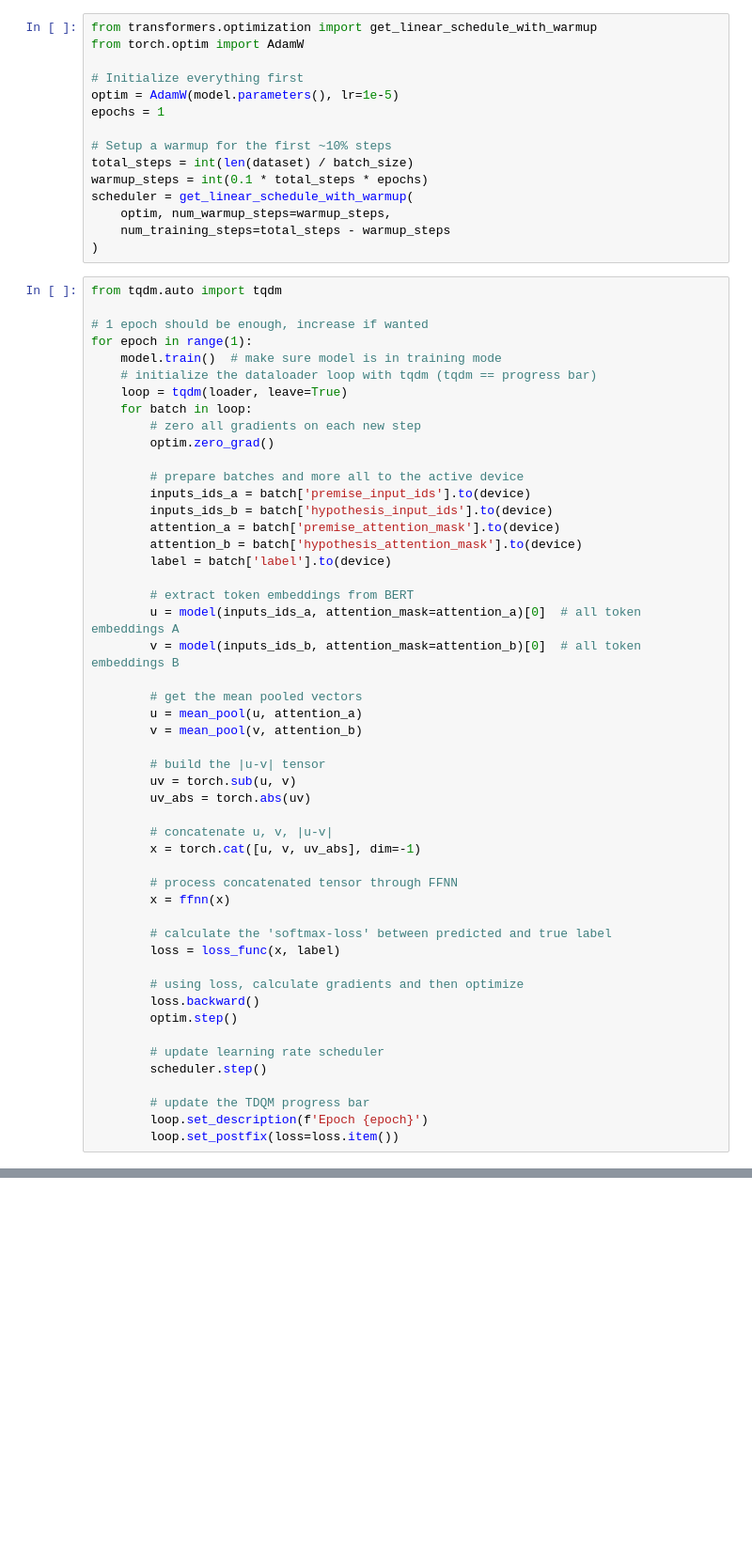
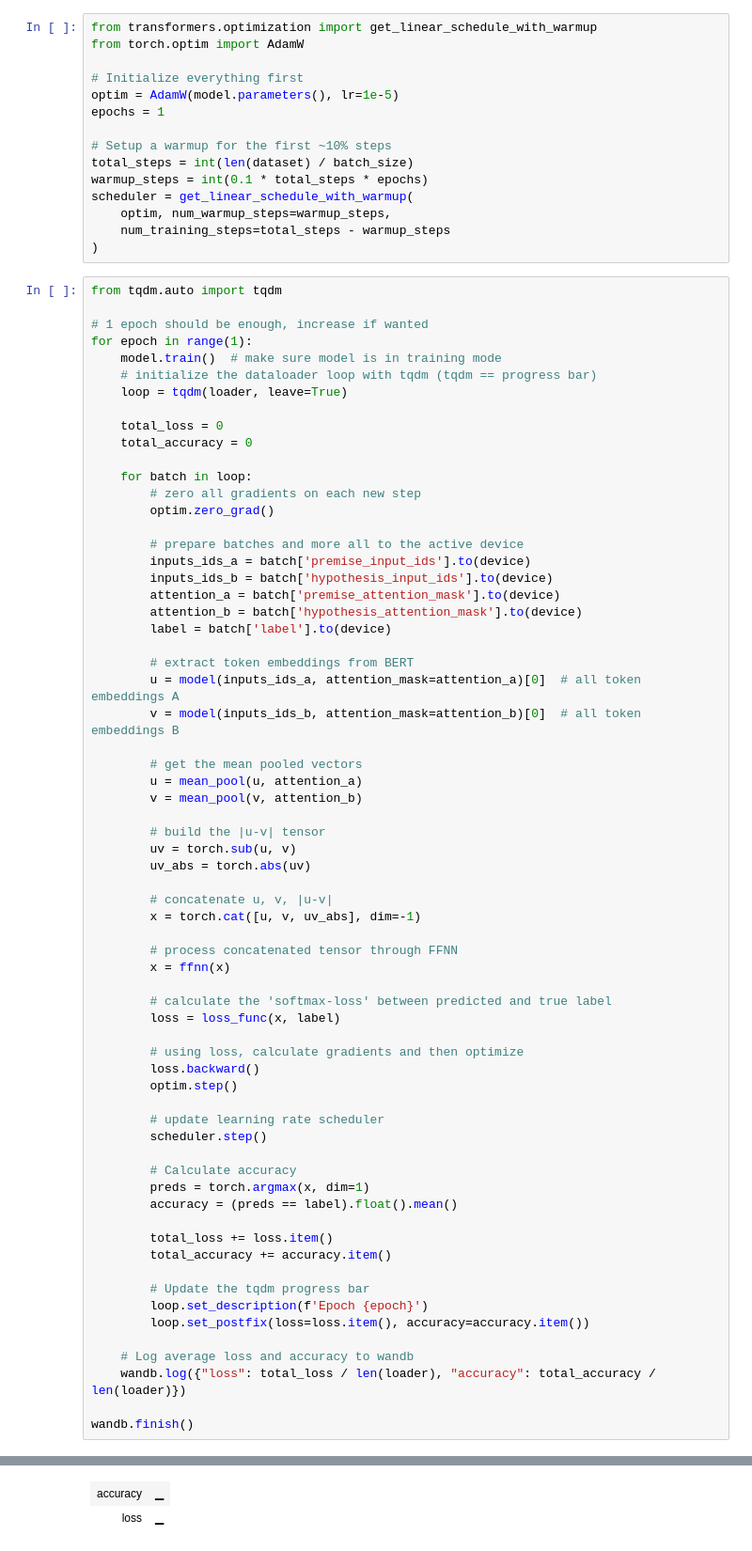
Before and after one commit to emre570/llm-works, a Jupyter notebook: nlp-semantic/NLIFineTune.ipynb, the cells around one changed output, grey strips where cells are left out. Shown at 94% size. Cells and saved outputs as stored; diff of their text form; blank space fills up the shorter version.

```diff
--- a/nlp-semantic/NLIFineTune.ipynb
+++ b/nlp-semantic/NLIFineTune.ipynb
@@ -148,6 +161,10 @@ for epoch in range(1):
     model.train()  # make sure model is in training mode
     # initialize the dataloader loop with tqdm (tqdm == progress bar)
     loop = tqdm(loader, leave=True)
+
+    total_loss = 0
+    total_accuracy = 0
+
     for batch in loop:
         # zero all gradients on each new step
         optim.zero_grad()
@@ -187,6 +204,19 @@ for epoch in range(1):
         # update learning rate scheduler
         scheduler.step()
 
-        # update the TDQM progress bar
+        # Calculate accuracy
+        preds = torch.argmax(x, dim=1)
+        accuracy = (preds == label).float().mean()
+
+        total_loss += loss.item()
+        total_accuracy += accuracy.item()
+
+        # Update the tqdm progress bar
         loop.set_description(f'Epoch {epoch}')
-        loop.set_postfix(loss=loss.item())
+        loop.set_postfix(loss=loss.item(), accuracy=accuracy.item())
+
+    # Log average loss and accuracy to wandb
+    wandb.log({"loss": total_loss / len(loader), "accuracy": total_accuracy / len(loader)})
+
+wandb.finish()
+# %% [output]
@@ -192,0 +225,2 @@ for epoch in range(1):
+| accuracy | ▁ |
+| loss | ▁ |
```
Also changed, not shown: parts of 3 cells of this notebook.
